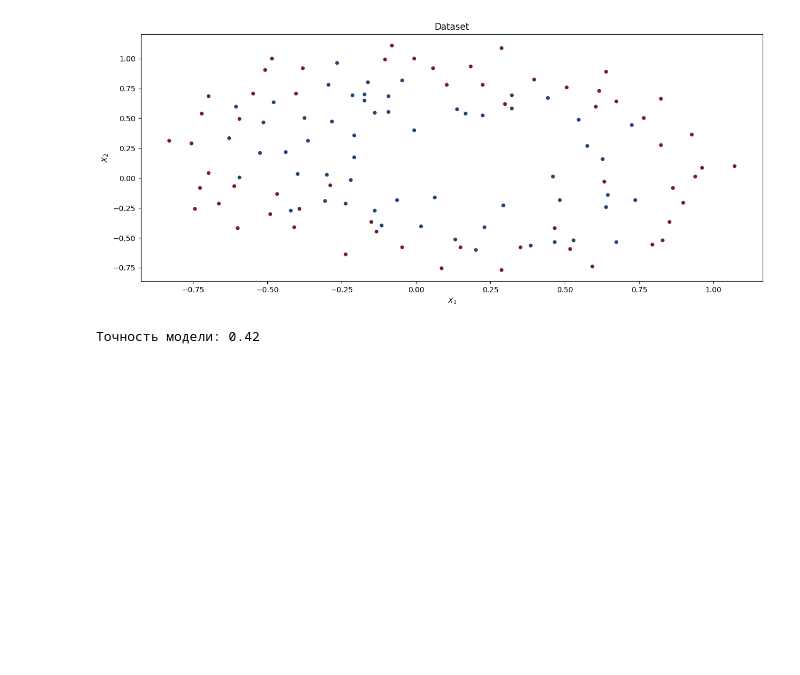
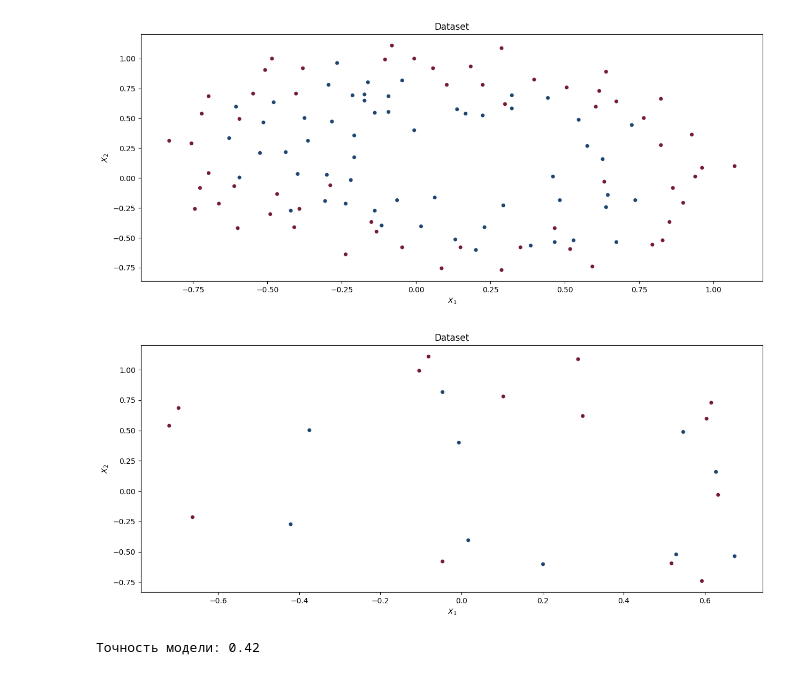
Before and after one commit to matalhim/nuclear, a Jupyter notebook: lab2/logisticRegression.ipynb, the cells around one changed output. Saved outputs shown, nothing was run; the diff lists cells and outputs as text; code cells hidden in the pictures; blank space fills up the shorter version.

```diff
--- a/lab2/logisticRegression.ipynb
+++ b/lab2/logisticRegression.ipynb
@@ -86,6 +86,22 @@ plt.show()
 [figure]
 # %%
 X_train, X_test, y_train, y_test = train_test_split(X, y, test_size=0.2, random_state=0)
+# %%
+plt.figure(figsize=(15, 6))
+plt.title('Dataset')
+plt.scatter(X_test[:, 0], X_test[:, 1],
+            c=y_test,
+            cmap='RdBu',
+            alpha=.9,
+            ec='white')
+
+plt.xlabel(r'$X_{1}$')
+plt.ylabel(r'$X_{2}$')
+
+plt.axis('on')
+plt.show()
+# %% [output]
+[figure, added]
 # %%
 learning_rate = 0.1
 epochs = 1000
```
Also changed, not shown: parts of 4 cells of this notebook, 1 other file.
